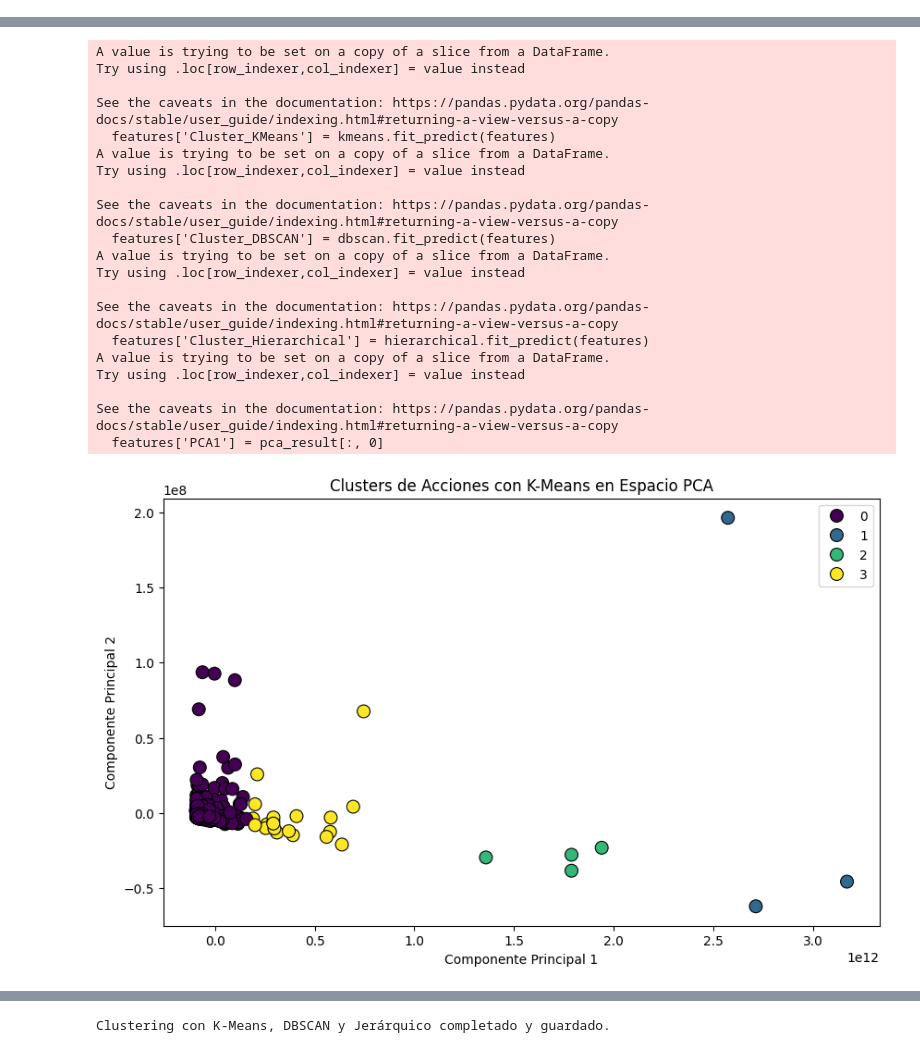
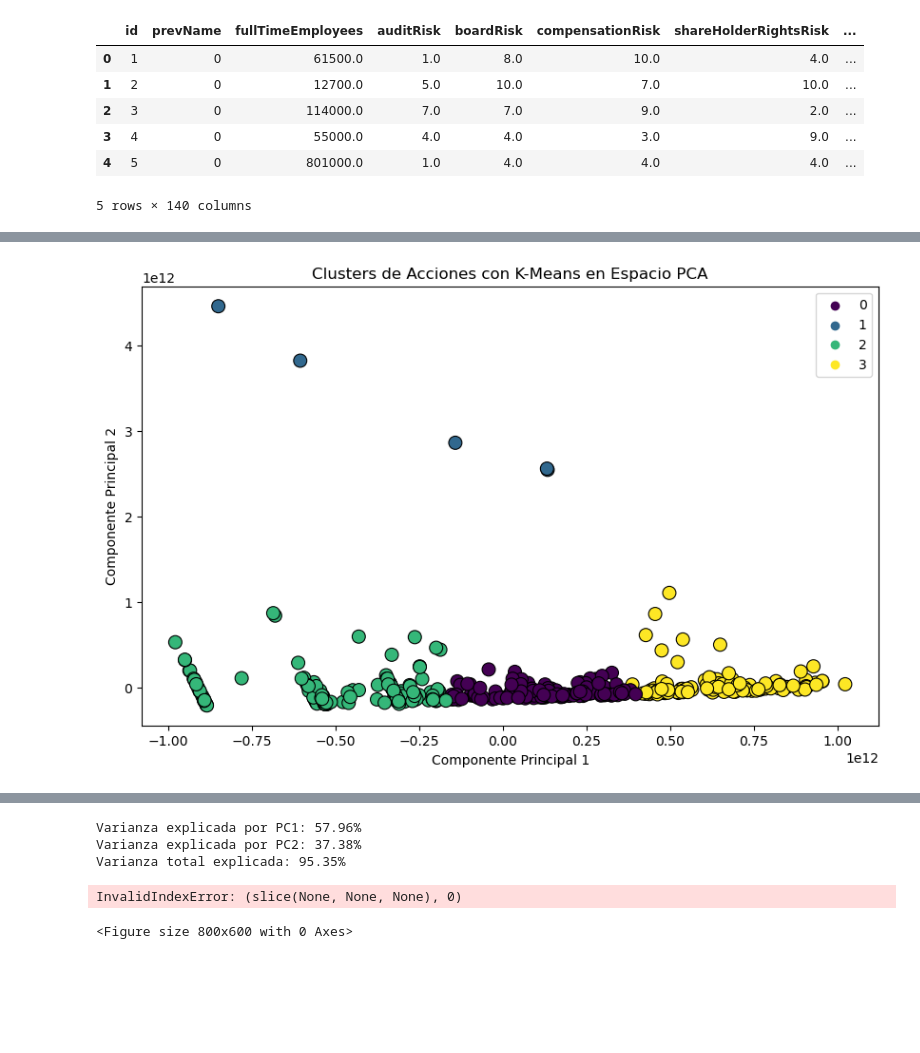
Before and after one commit to carrenogf/MCD-fundamentos-ML, a Jupyter notebook: clustering.ipynb, the cells around one changed output, grey strips where cells are left out. Saved outputs shown, nothing was run; the diff lists cells and outputs as text; code cells hidden in the pictures; blank space fills up the shorter version.

Commit message:
pruebas de clustering

```diff
--- a/clustering.ipynb
+++ b/clustering.ipynb
@@ -4,7 +4,7 @@ import pandas as pd
 pd.options.display.max_rows = 999
 
 # Consultar datos
-conn = sqlite3.connect('sp500.db')
+conn = sqlite3.connect('sp500_2.db')
 cursor = conn.cursor()
 cursor.execute("SELECT * FROM acciones")
 column_names = [description[0] for description in cursor.description]
@@ -44,6 +43,17 @@ dtype: int64
 # %%
 
 df = df.fillna(0)  # Reemplazar valores nulos por 0
+# %%
+numerical_columns = df.select_dtypes(include=['number'])
+numerical_columns.head()
+# %% [output]
+|  | id | prevName | fullTimeEmployees | auditRisk | boardRisk | compensationRisk | shareHolderRightsRisk | ... |
+| 0 | 1 | 0 | 61500.0 | 1.0 | 8.0 | 10.0 | 4.0 | ... |
+| 1 | 2 | 0 | 12700.0 | 5.0 | 10.0 | 7.0 | 10.0 | ... |
+| 2 | 3 | 0 | 114000.0 | 7.0 | 7.0 | 9.0 | 2.0 | ... |
+| 3 | 4 | 0 | 55000.0 | 4.0 | 4.0 | 3.0 | 9.0 | ... |
+| 4 | 5 | 0 | 801000.0 | 1.0 | 4.0 | 4.0 | 4.0 | ... |
+5 rows × 140 columns
 # %%
 # Notebook 4: Clustering de Acciones (K-Means, DBSCAN y Jerárquico)
 
@@ -54,10 +64,12 @@ import seaborn as sns
 from sklearn.cluster import KMeans, DBSCAN, AgglomerativeClustering
 from sklearn.metrics import silhouette_score
 from sklearn.decomposition import PCA
+from sklearn.manifold import TSNE
 
 # Cargar las features procesadas
 features = ["fullTimeEmployees","auditRisk","overallRisk","dividendYield","payoutRatio","fiveYearAvgDividendYield","beta","forwardPE","averageVolume","marketCap","ebitdaMargins","earningsGrowth","returnOnEquity"]
-features = df[features]
+# features = df[features]
+features =numerical_columns.copy()
 # Determinar número óptimo de clusters con el método del codo
 inertia = []
 k_values = range(2, 10)
@@ -129,6 +141,26 @@ plt.ylabel("Componente Principal 2")
 plt.legend()
 plt.show()
 
+# Ver la varianza explicada por PCA
+explained_variance = pca.explained_variance_ratio_
+print(f"Varianza explicada por PC1: {explained_variance[0]:.2%}")
+print(f"Varianza explicada por PC2: {explained_variance[1]:.2%}")
+print(f"Varianza total explicada: {sum(explained_variance):.2%}")
+
+
+# Reducir a 2 dimensiones con t-SNE
+tsne = TSNE(n_components=2, perplexity=30, random_state=42)
+features_tsne = tsne.fit_transform(features)
+
+# Graficar t-SNE
+plt.figure(figsize=(8, 6))
+sns.scatterplot(x=features_tsne[:, 0], y=features_tsne[:, 1], hue=clusters, palette="viridis", alpha=0.7)
+plt.xlabel("t-SNE Component 1")
+plt.ylabel("t-SNE Component 2")
+plt.title(f"Visualización de Clusters con t-SNE (k={best_k})")
+plt.legend(title="Cluster")
+plt.show()
+
 # Guardar los resultados de clustering
 features.to_csv("features_clusters_comparacion.csv")
 
@@ -139,21 +171 @@ print("Clustering con K-Means, DBSCAN y Jerárquico completado y guardado.")
-A value is trying to be set on a copy of a slice from a DataFrame.
-Try using .loc[row_indexer,col_indexer] = value instead
-
-See the caveats in the documentation: https://pandas.pydata.org/pandas-docs/stable/user_guide/indexing.html#returning-a-view-versus-a-copy
-  features['Cluster_KMeans'] = kmeans.fit_predict(features)
-A value is trying to be set on a copy of a slice from a DataFrame.
-Try using .loc[row_indexer,col_indexer] = value instead
-
-See the caveats in the documentation: https://pandas.pydata.org/pandas-docs/stable/user_guide/indexing.html#returning-a-view-versus-a-copy
-  features['Cluster_DBSCAN'] = dbscan.fit_predict(features)
-A value is trying to be set on a copy of a slice from a DataFrame.
-Try using .loc[row_indexer,col_indexer] = value instead
-
-See the caveats in the documentation: https://pandas.pydata.org/pandas-docs/stable/user_guide/indexing.html#returning-a-view-versus-a-copy
-  features['Cluster_Hierarchical'] = hierarchical.fit_predict(features)
-A value is trying to be set on a copy of a slice from a DataFrame.
-Try using .loc[row_indexer,col_indexer] = value instead
-
-See the caveats in the documentation: https://pandas.pydata.org/pandas-docs/stable/user_guide/indexing.html#returning-a-view-versus-a-copy
-  features['PCA1'] = pca_result[:, 0]
-[figure, old version]
+[figure, new version]
@@ -162 +174,5 @@ See the caveats in the documentation: https://pandas.pydata.org/pandas-docs/stab
+Varianza explicada por PC1: 57.96%
+Varianza explicada por PC2: 37.38%
+Varianza total explicada: 95.35%
-Clustering con K-Means, DBSCAN y Jerárquico completado y guardado.
+InvalidIndexError: (slice(None, None, None), 0)
+<Figure size 800x600 with 0 Axes>
```
Also changed, not shown: parts of 5 cells of this notebook, 1 other file.
